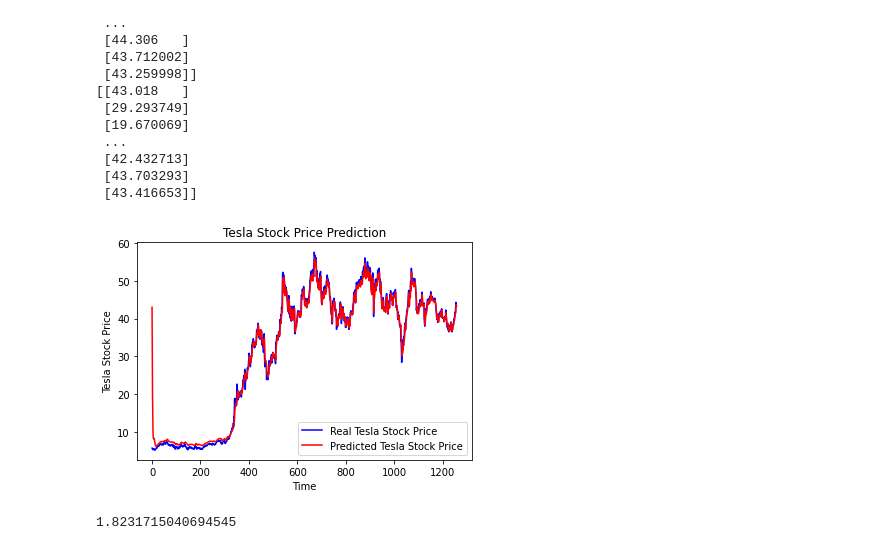
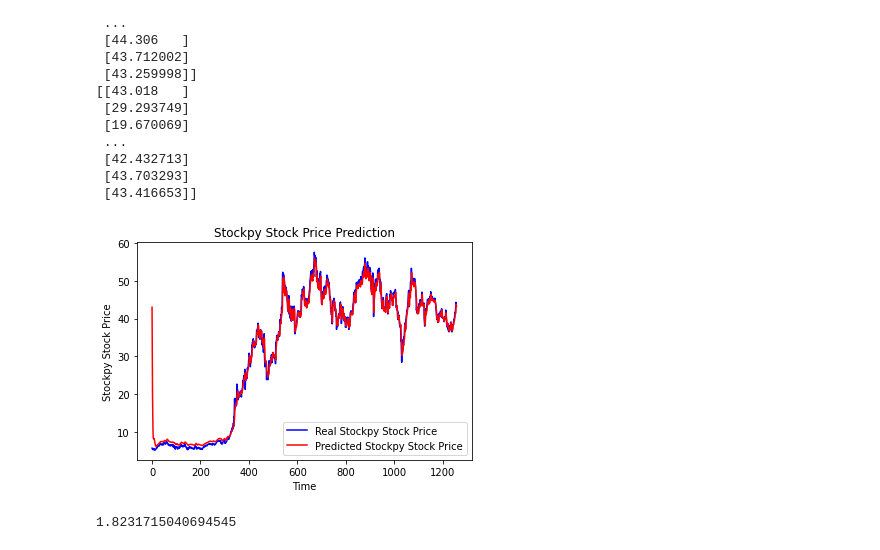
Before and after one commit to Mwangondu/Recurrent-Neural-Networks, a Jupyter notebook: Mercy_Wangondu_Recurrent_Neural_Networks_with_Python_Project.ipynb, the cells around one changed output. Drawn from its saved outputs; the diff is of its cells as text; code cells hidden in the pictures.

```diff
--- a/Mercy_Wangondu_Recurrent_Neural_Networks_with_Python_Project.ipynb
+++ b/Mercy_Wangondu_Recurrent_Neural_Networks_with_Python_Project.ipynb
@@ -298,15 +298,15 @@ print(predicted_stock_price)
  [43.416653]]
 # %%
 # Visualizing the results
-plt.plot(real_stock_price, color = 'blue', label = 'Real Tesla Stock Price')
-plt.plot(predicted_stock_price, color = 'red', label = 'Predicted Tesla Stock Price')
-plt.title('Tesla Stock Price Prediction')
+plt.plot(real_stock_price, color = 'blue', label = 'Real Stockpy Stock Price')
+plt.plot(predicted_stock_price, color = 'red', label = 'Predicted Stockpy Stock Price')
+plt.title('Stockpy Stock Price Prediction')
 plt.xlabel('Time')
-plt.ylabel('Tesla Stock Price')
+plt.ylabel('Stockpy Stock Price')
 plt.legend()
 plt.show()
 # %% [output]
-[figure, old version]
+[figure, new version]
 # %%
 # Model Evaluation
 # ---
```
